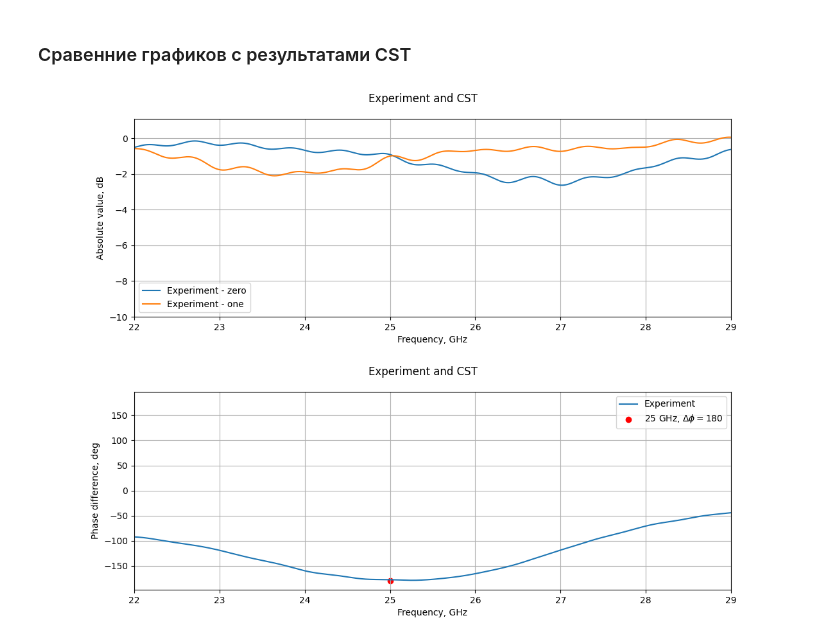
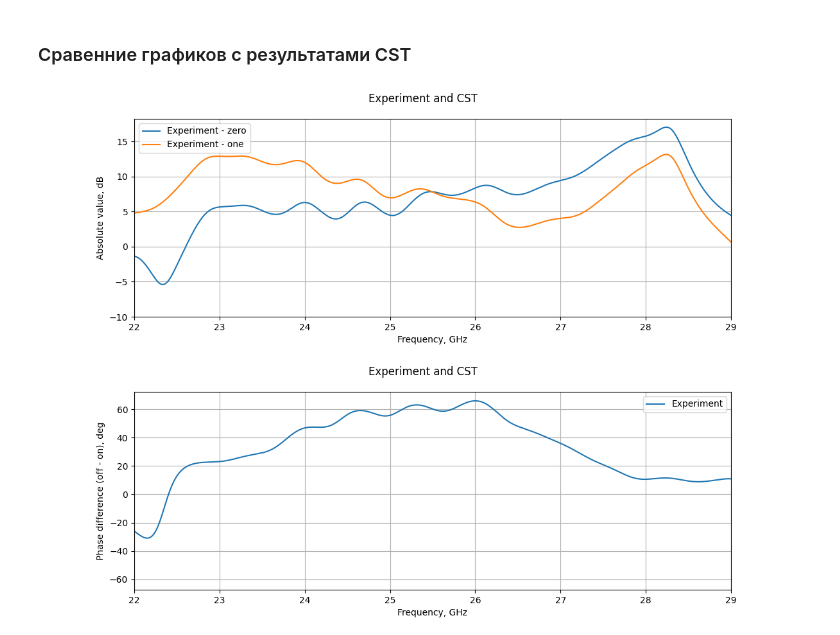
Before and after one commit to isvoropaev02/post_processing_RIS, a Jupyter notebook: S21.ipynb, the cells around one changed output. Drawn from its saved outputs; the diff is of its cells as text; code cells hidden in the pictures.

```diff
--- a/S21.ipynb
+++ b/S21.ipynb
@@ -78,8 +78,8 @@ s21_free = data_free['s21']
 # %% [markdown]
 ### Предпросмотр графиков необработанных файлов
 # %%
-s_par = ['s11'] # Вести сюда названия S-параметров, которые нужны на графике в формате 'sij'
-data = [data_object_1, data_object_2] # Ввести сюда какие измерения нужны
+s_par = ['s21'] # Вести сюда названия S-параметров, которые нужны на графике в формате 'sij'
+data = [data_object_off, data_object_on] # Ввести сюда какие измерения нужны
 
 
 '''Дальше  не трогать!!!'''
@@ -146,5 +146,5 @@ plt.show()
 # %%
-gate_s11 = np.array([[0, 7], [10, 900]])*1e-9 # заполнить промежутками времени, которые необходимо вырезать в нс
+gate_s21 = np.array([[0, 7], [10, 900]])*1e-9 # заполнить промежутками времени, которые необходимо вырезать в нс
 # %%
 def time_gate_s_param(gate: np.ndarray, s_par: pd.core.series.Series, n=N_fft, time=time):
     s = s_par.to_numpy()
@@ -161,8 +161,8 @@ def time_gate_s_param(gate: np.ndarray, s_par: pd.core.series.Series, n=N_fft, t
 Проведение тайм-гейтинга
 # %%
 if time_gating == True:
-    s11_object_zero = time_gate_s_param(gate=gate_s11, s_par=s11_object_zero)
-    s11_object_one = time_gate_s_param(gate=gate_s11, s_par=s11_object_one)
-    s11_screen = time_gate_s_param(gate=gate_s11, s_par=s11_screen)
-    s11_free = time_gate_s_param(gate=gate_s11, s_par=s11_free)
+    s21_object_off = time_gate_s_param(gate=gate_s21, s_par=s21_object_off)
+    s21_object_on = time_gate_s_param(gate=gate_s21, s_par=s21_object_on)
+    s21_screen = time_gate_s_param(gate=gate_s21, s_par=s21_screen)
+    s21_free = time_gate_s_param(gate=gate_s21, s_par=s21_free)
 # %%
@@ -199,3 +196,6 @@ Gamma_one = -(s11_object_one - s11_free) / (s11_screen - s11_free)
+# %%
+Gamma_off = -(s21_object_off - s21_free) / (s21_screen - s21_free)
+Gamma_on = -(s21_object_on - s21_free) / (s21_screen - s21_free)
 # %% [markdown]
 ### Импорт графиков из CST
 # %%
@@ -217,33 +217,33 @@ cst_Gamma = reflecting_coef_30deg_TE['Sz11']
 # %%
 fig4 = plt.figure(figsize=(12,4))
 
 ax_1 = fig4.add_subplot(111)
 
-ax_1.plot(frequency*1e-9, 20*np.log10(Gamma_zero.apply(abs).to_numpy()), label='Experiment - zero')
-ax_1.plot(frequency*1e-9, 20*np.log10(Gamma_one.apply(abs).to_numpy()), label='Experiment - one')
+ax_1.plot(frequency*1e-9, 20*np.log10(Gamma_off.apply(abs).to_numpy()), label='Experiment - zero')
+ax_1.plot(frequency*1e-9, 20*np.log10(Gamma_on.apply(abs).to_numpy()), label='Experiment - one')
 #ax_1.plot(cst_freq, 20*np.log10(cst_Gamma.apply(abs).to_numpy()), label='Modeling')
 ax_1.set_xlabel("Frequency, GHz")
 ax_1.set_ylabel("Absolute value, dB")
 ax_1.set_xlim(left=22, right=29)
 ax_1.set_ylim(bottom=-10)
 ax_1.legend()
 ax_1.grid()
 
 
 fig4.suptitle('Experiment and CST')
 plt.show()
 # %% [output]
-[figure, old version]
+[figure, new version]
 # %%
 fig4 = plt.figure(figsize=(12,4))
 
 ax_1 = fig4.add_subplot(111)
 
-ax_1.plot(frequency*1e-9, np.degrees(pd.Series(Gamma_one / Gamma_zero).apply(cmath.phase).to_numpy()), label='Experiment')
-ax_1.scatter([25], [-180], color='r', label = r'25 GHz, $\Delta\phi = 180$')
+ax_1.plot(frequency*1e-9, np.degrees(pd.Series(Gamma_off / Gamma_on).apply(cmath.phase).to_numpy()), label='Experiment')
+#ax_1.scatter([25], [-180], color='r', label = r'25 GHz, $\Delta\phi = 180$')
 #ax_1.plot(cst_freq, np.degrees(cst_Gamma.apply(cmath.phase).to_numpy()), label='Modeling')
 ax_1.set_xlabel("Frequency, GHz")
-ax_1.set_ylabel("Phase difference, deg")
+ax_1.set_ylabel("Phase difference (off - on), deg")
 ax_1.set_xlim(left=22, right=29)
 ax_1.legend()
 ax_1.grid()
@@ -252,4 +252,4 @@ ax_1.grid()
 fig4.suptitle('Experiment and CST')
 plt.show()
 # %% [output]
-[figure, old version]
+[figure, new version]
```
Also changed, not shown: parts of 11 cells of this notebook.
